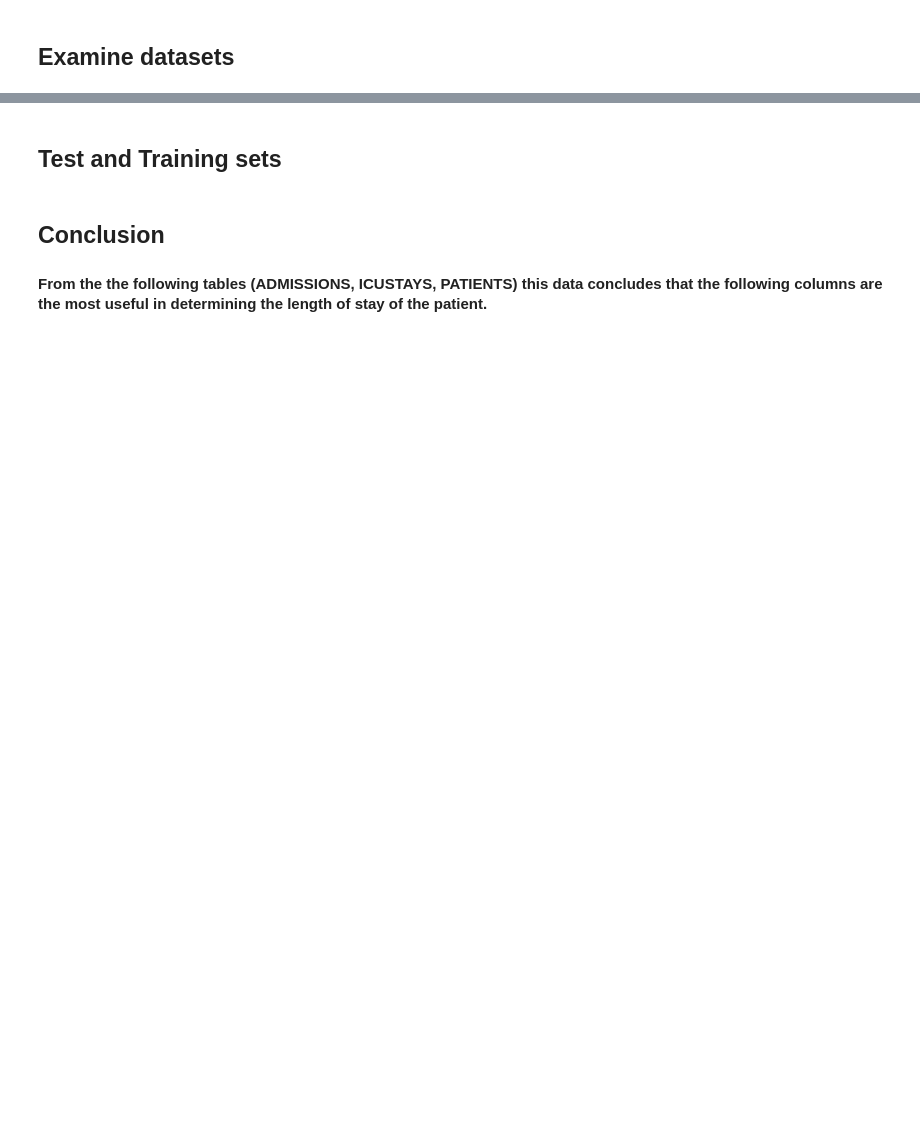
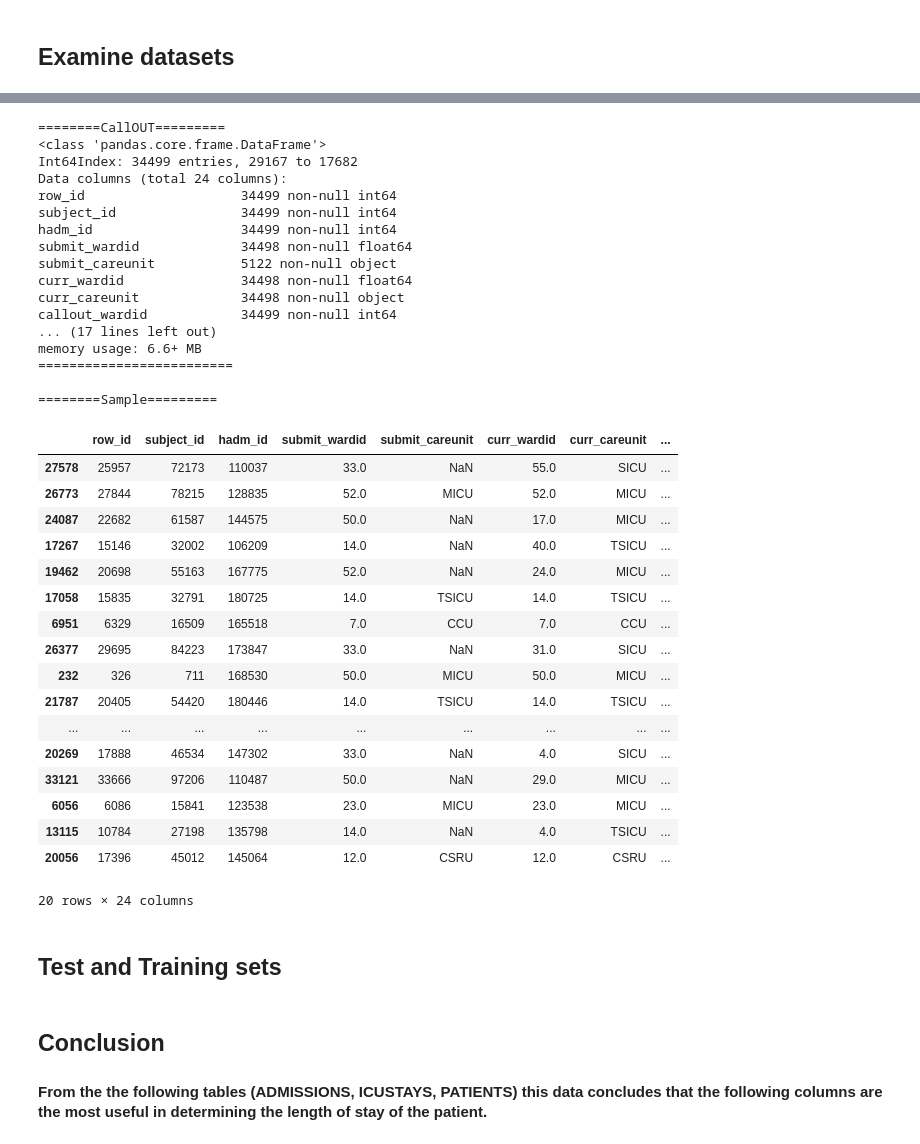
Before and after one commit to TCSS-555-Machine-Learning/Project-2-Length-Of-Stay, a Jupyter notebook: phase 1/PreProcess.ipynb, the cells around one changed output, grey strips where cells are left out. Drawn from its saved outputs; the diff is of its cells as text; code cells hidden in the pictures; blank space fills up the shorter version.

```diff
--- a/phase 1/PreProcess.ipynb
+++ b/phase 1/PreProcess.ipynb
@@ -276,3 +349,50 @@ dataPat.sample(n=5)
+# %%
+#if os.name == "posix":
+dataCallOUT = pd.read_csv("D:\mimic3\CALLOUT.csv")
+dataCallOUT = shuffle(dataCallOUT)
+dataCallOUT.columns = [x.lower() for x in dataCallOUT.columns]
+print("========CallOUT=========")
+dataCallOUT.info()
+print("=========================")
+print()
+print("========Sample=========")
+dataCallOUT.sample(n=20)
+# %% [output]
+========CallOUT=========
+<class 'pandas.core.frame.DataFrame'>
+Int64Index: 34499 entries, 29167 to 17682
+Data columns (total 24 columns):
+row_id                    34499 non-null int64
+subject_id                34499 non-null int64
+hadm_id                   34499 non-null int64
+submit_wardid             34498 non-null float64
+submit_careunit           5122 non-null object
+curr_wardid               34498 non-null float64
+curr_careunit             34498 non-null object
+callout_wardid            34499 non-null int64
+... (17 lines left out)
+memory usage: 6.6+ MB
+=========================
+
+========Sample=========
+|  | row_id | subject_id | hadm_id | submit_wardid | submit_careunit | curr_wardid | curr_careunit | ... |
+| 27578 | 25957 | 72173 | 110037 | 33.0 | NaN | 55.0 | SICU | ... |
+| 26773 | 27844 | 78215 | 128835 | 52.0 | MICU | 52.0 | MICU | ... |
+| 24087 | 22682 | 61587 | 144575 | 50.0 | NaN | 17.0 | MICU | ... |
+| 17267 | 15146 | 32002 | 106209 | 14.0 | NaN | 40.0 | TSICU | ... |
+| 19462 | 20698 | 55163 | 167775 | 52.0 | NaN | 24.0 | MICU | ... |
+| 17058 | 15835 | 32791 | 180725 | 14.0 | TSICU | 14.0 | TSICU | ... |
+| 6951 | 6329 | 16509 | 165518 | 7.0 | CCU | 7.0 | CCU | ... |
+| 26377 | 29695 | 84223 | 173847 | 33.0 | NaN | 31.0 | SICU | ... |
+| 232 | 326 | 711 | 168530 | 50.0 | MICU | 50.0 | MICU | ... |
+| 21787 | 20405 | 54420 | 180446 | 14.0 | TSICU | 14.0 | TSICU | ... |
+| ... | ... | ... | ... | ... | ... | ... | ... | ... |
+| 20269 | 17888 | 46534 | 147302 | 33.0 | NaN | 4.0 | SICU | ... |
+| 33121 | 33666 | 97206 | 110487 | 50.0 | NaN | 29.0 | MICU | ... |
+| 6056 | 6086 | 15841 | 123538 | 23.0 | MICU | 23.0 | MICU | ... |
+| 13115 | 10784 | 27198 | 135798 | 14.0 | NaN | 4.0 | TSICU | ... |
+| 20056 | 17396 | 45012 | 145064 | 12.0 | CSRU | 12.0 | CSRU | ... |
+20 rows × 24 columns
 # %% [markdown]
 ## Test and Training sets
 # %% [markdown]
```
Also changed, not shown: parts of 10 cells of this notebook.
